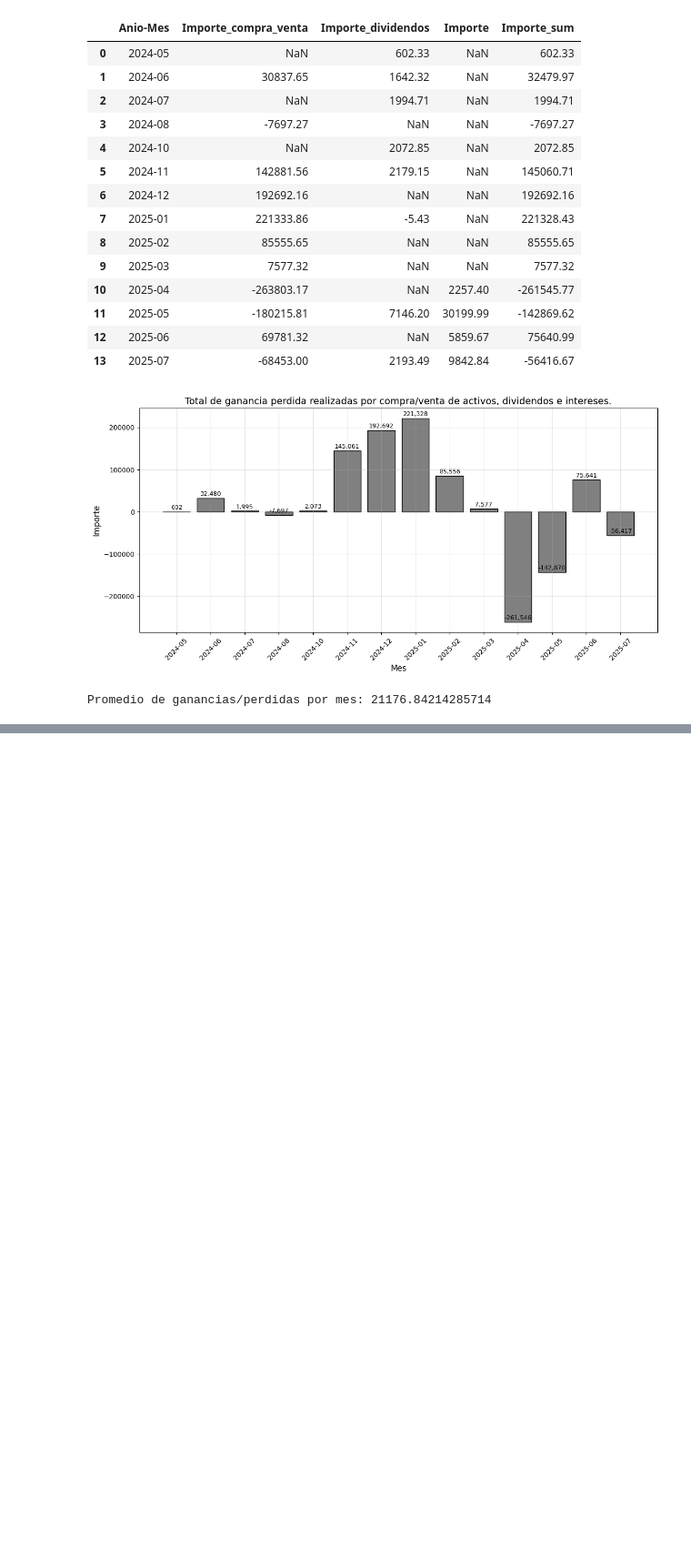
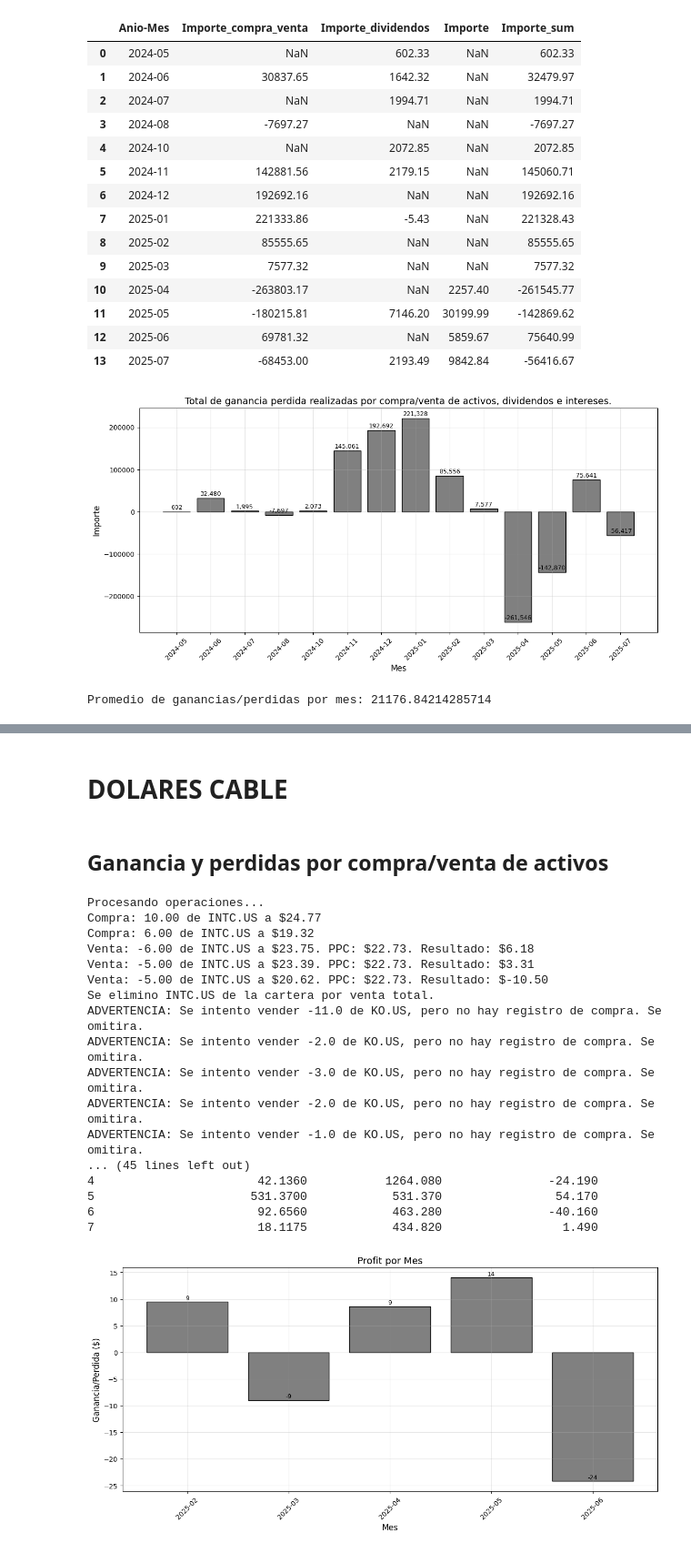
Before and after one commit to Tomasteawita/white_finance, a Jupyter notebook: notebooks/ganancias_realizadas.ipynb, the cells around one changed output, grey strips where cells are left out. Shown at 91% size. Saved outputs shown, nothing was run; the diff lists cells and outputs as text; code cells hidden in the pictures; blank space fills up the shorter version.

```diff
--- a/notebooks/ganancias_realizadas.ipynb
+++ b/notebooks/ganancias_realizadas.ipynb
@@ -219,0 +413,56 @@ Promedio de ganancias/perdidas por mes: 21176.84214285714
+# %% [markdown]
+# DOLARES CABLE
+# %% [markdown]
+## Ganancia y perdidas por compra/venta de activos
+# %%
+df_cuenta_corriente_dolares_cable_historico = pd.read_csv('../data/cuenta_corriente_dolares_cable_historico.csv', sep=',')
+df_profit = calculate_profit(df_cuenta_corriente_dolares_cable_historico)
+df_profit
+
+df_profit['Fecha Venta'] = pd.to_datetime(df_profit['Fecha Venta'])
+df_profit['Anio-Mes'] = df_profit['Fecha Venta'].dt.to_period('M')
+# agrupo por Anio-Mes y calculo la suma de Profit
+df_profit_grouped_ganancias_perdidas_compra_venta = df_profit.groupby('Anio-Mes')['Ganancia/Perdida ($)'].sum().reset_index()
+
+# Create figure and axis
+fig, ax = plt.subplots(figsize=(12, 6))
+
+# Create bar plot
+bars = ax.bar(range(len(df_profit_grouped_ganancias_perdidas_compra_venta)), df_profit_grouped_ganancias_perdidas_compra_venta['Ganancia/Perdida ($)'],
+              color='gray', edgecolor='black', width=0.8)
+
+# Add value labels on bars
+for i, (bar, value) in enumerate(zip(bars, df_profit_grouped_ganancias_perdidas_compra_venta['Ganancia/Perdida ($)'])):
+    height = bar.get_height()
+    ax.text(bar.get_x() + bar.get_width()/2., height + (max(df_profit_grouped_ganancias_perdidas_compra_venta['Ganancia/Perdida ($)']) * 0.01),
+            f'{value:,.0f}', ha='center', va='bottom', fontsize=9)
+
+# Customize the plot
+ax.set_title('Profit por Mes', fontsize=14)
+ax.set_xlabel('Mes', fontsize=12)
+ax.set_ylabel('Ganancia/Perdida ($)', fontsize=12)
+ax.set_xticks(range(len(df_profit_grouped_ganancias_perdidas_compra_venta)))
+ax.set_xticklabels(df_profit_grouped_ganancias_perdidas_compra_venta['Anio-Mes'], rotation=45, fontsize=10)
+ax.grid(True, alpha=0.3)
+
+plt.tight_layout()
+plt.show()
+# %% [output]
+Procesando operaciones...
+Compra: 10.00 de INTC.US a $24.77
+Compra: 6.00 de INTC.US a $19.32
+Venta: -6.00 de INTC.US a $23.75. PPC: $22.73. Resultado: $6.18
+Venta: -5.00 de INTC.US a $23.39. PPC: $22.73. Resultado: $3.31
+Venta: -5.00 de INTC.US a $20.62. PPC: $22.73. Resultado: $-10.50
+Se elimino INTC.US de la cartera por venta total.
+ADVERTENCIA: Se intento vender -11.0 de KO.US, pero no hay registro de compra. Se omitira.
+ADVERTENCIA: Se intento vender -2.0 de KO.US, pero no hay registro de compra. Se omitira.
+ADVERTENCIA: Se intento vender -3.0 de KO.US, pero no hay registro de compra. Se omitira.
+ADVERTENCIA: Se intento vender -2.0 de KO.US, pero no hay registro de compra. Se omitira.
+ADVERTENCIA: Se intento vender -1.0 de KO.US, pero no hay registro de compra. Se omitira.
+... (45 lines left out)
+4                       42.1360           1264.080               -24.190
+5                      531.3700            531.370                54.170
+6                       92.6560            463.280               -40.160
+7                       18.1175            434.820                 1.490
+[figure, added]
```
Also changed, not shown: parts of 13 cells of this notebook, 2 other files.
